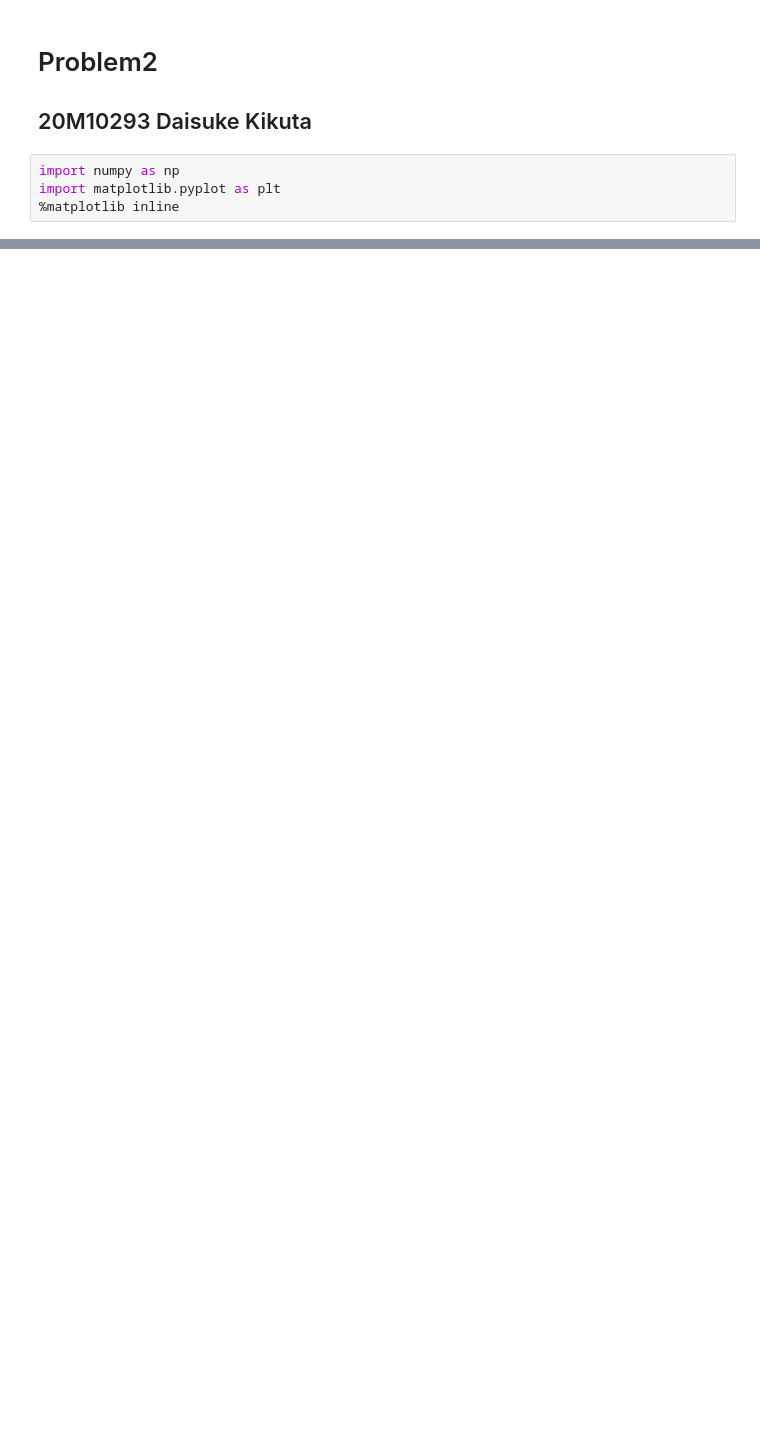
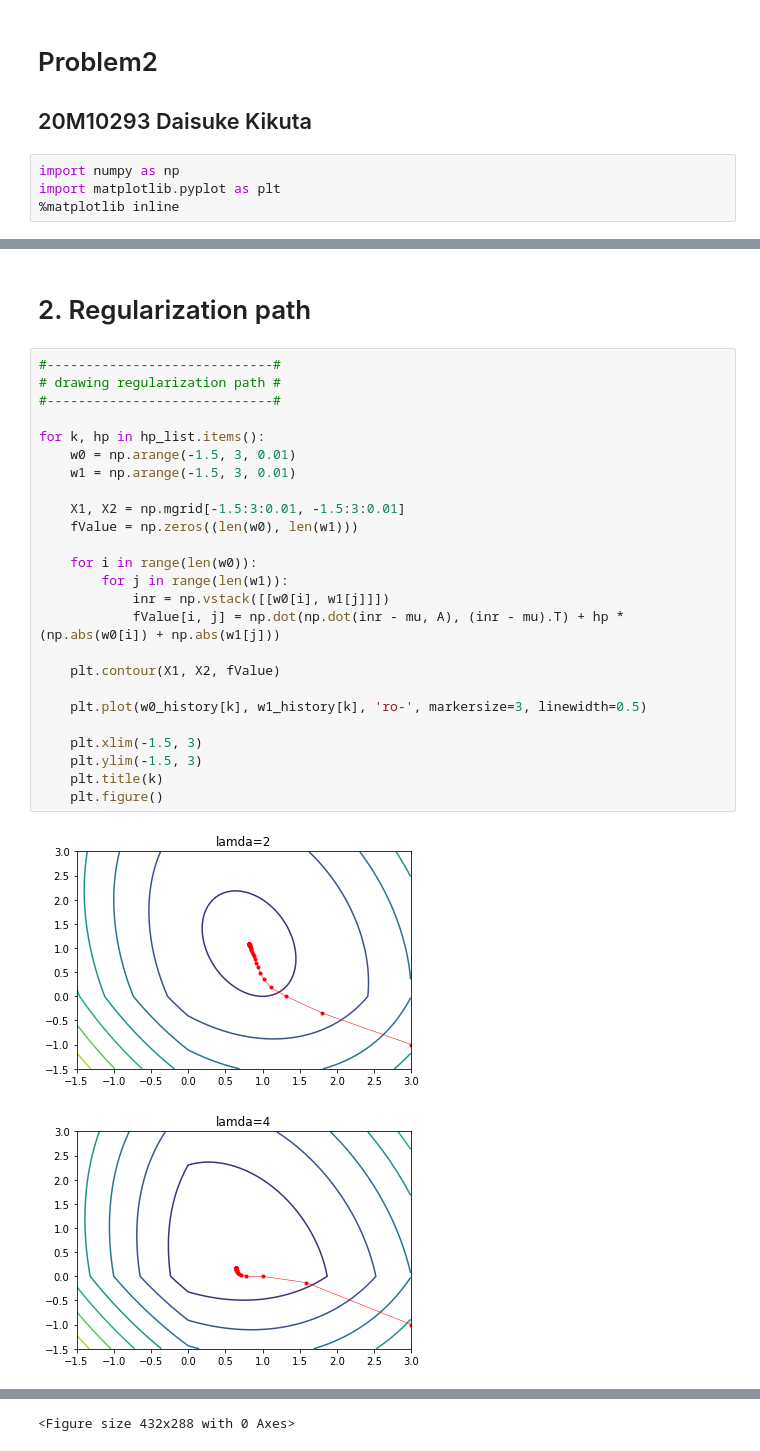
Before and after one commit to oookiku/advanced_machine_learning_report, a Jupyter notebook: problem2.ipynb, the cells around one changed output, grey strips where cells are left out. Cells and saved outputs as stored; diff of their text form; blank space fills up the shorter version.

```diff
--- a/problem2.ipynb
+++ b/problem2.ipynb
@@ -82,0 +95,30 @@ Text(0, 0.5, '|| w - w_opt ||')
+# %% [markdown]
+# 2. Regularization path
+# %%
+#-----------------------------#
+# drawing regularization path #
+#-----------------------------#
+
+for k, hp in hp_list.items():
+    w0 = np.arange(-1.5, 3, 0.01)
+    w1 = np.arange(-1.5, 3, 0.01)
+
+    X1, X2 = np.mgrid[-1.5:3:0.01, -1.5:3:0.01]
+    fValue = np.zeros((len(w0), len(w1)))
+
+    for i in range(len(w0)):
+        for j in range(len(w1)):
+            inr = np.vstack([[w0[i], w1[j]]])
+            fValue[i, j] = np.dot(np.dot(inr - mu, A), (inr - mu).T) + hp * (np.abs(w0[i]) + np.abs(w1[j]))
+
+    plt.contour(X1, X2, fValue)
+
+    plt.plot(w0_history[k], w1_history[k], 'ro-', markersize=3, linewidth=0.5)
+
+    plt.xlim(-1.5, 3)
+    plt.ylim(-1.5, 3)
+    plt.title(k)
+    plt.figure()
+# %% [output]
+[figure, added]
+[figure, added]
@@ -82,0 +126 @@ Text(0, 0.5, '|| w - w_opt ||')
+<Figure size 432x288 with 0 Axes>
```
Also changed, not shown: parts of 11 cells of this notebook.
